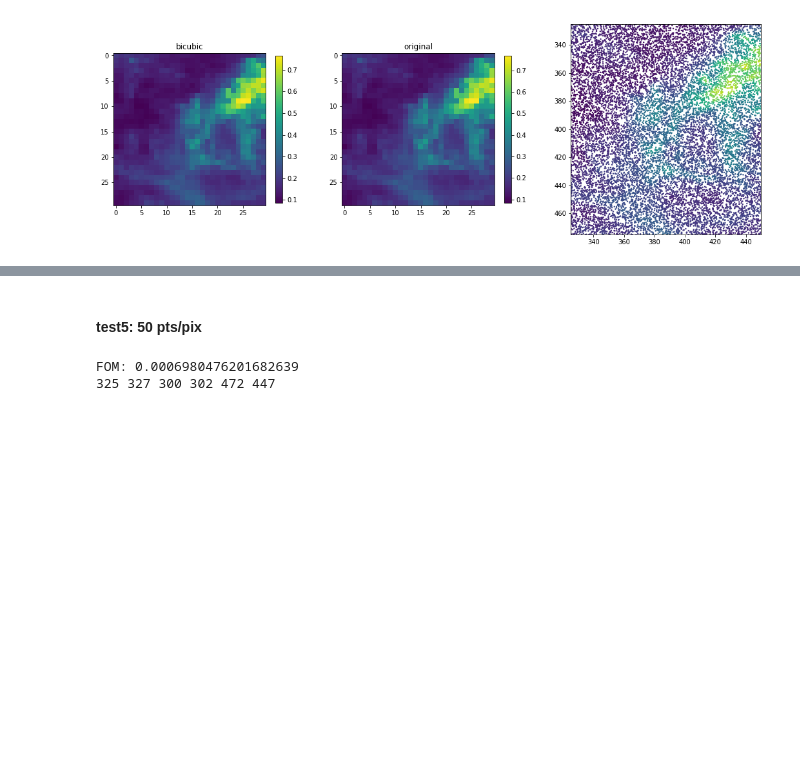
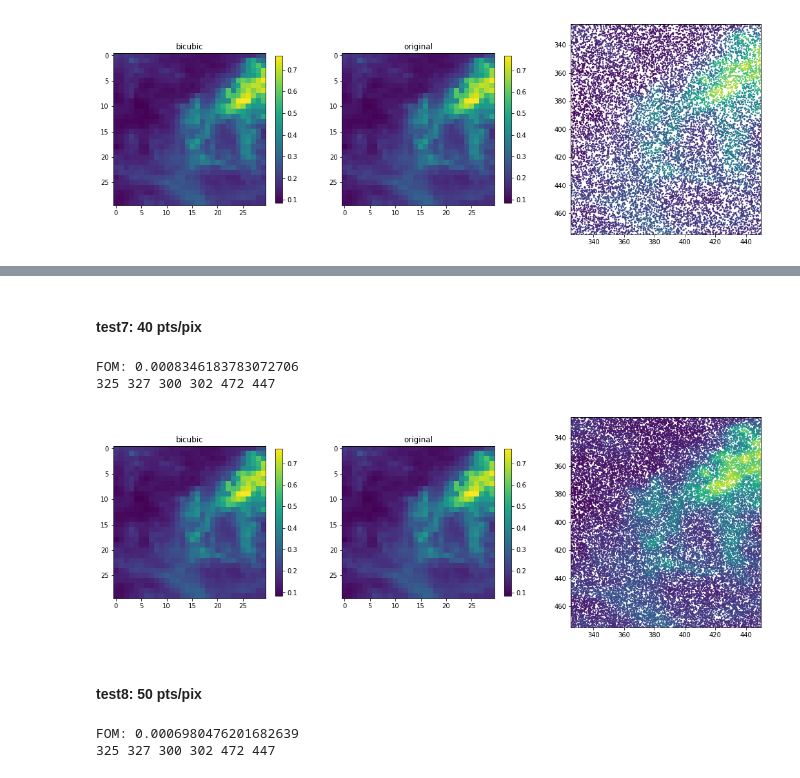
Before and after one commit to ZizhengXu/Astrophysics-Research-Paper, a Jupyter notebook: C1Interpolator.ipynb, the cells around one changed output, grey strips where cells are left out. Cells and saved outputs as stored; diff of their text form; code cells hidden in the pictures; blank space fills up the shorter version.

```diff
--- a/C1Interpolator.ipynb
+++ b/C1Interpolator.ipynb
@@ -127,5 +142,14 @@ FOM: 0.0012585627731225956
+# %% [markdown]
+#### test7: 40 pts/pix
+# %%
+l=int(len(example_1)*.4)
+bicubic_and_compare(example_1[:l])
+# %% [output]
+FOM: 0.0008346183783072706
+325 327 300 302 472 447
+[figure, added]
 # %% [markdown]
-#### test5: 50 pts/pix
+#### test8: 50 pts/pix
 # %%
 bicubic_and_compare(example_1[::2])
 # %% [output]
```
Also changed, not shown: parts of 12 cells of this notebook.
